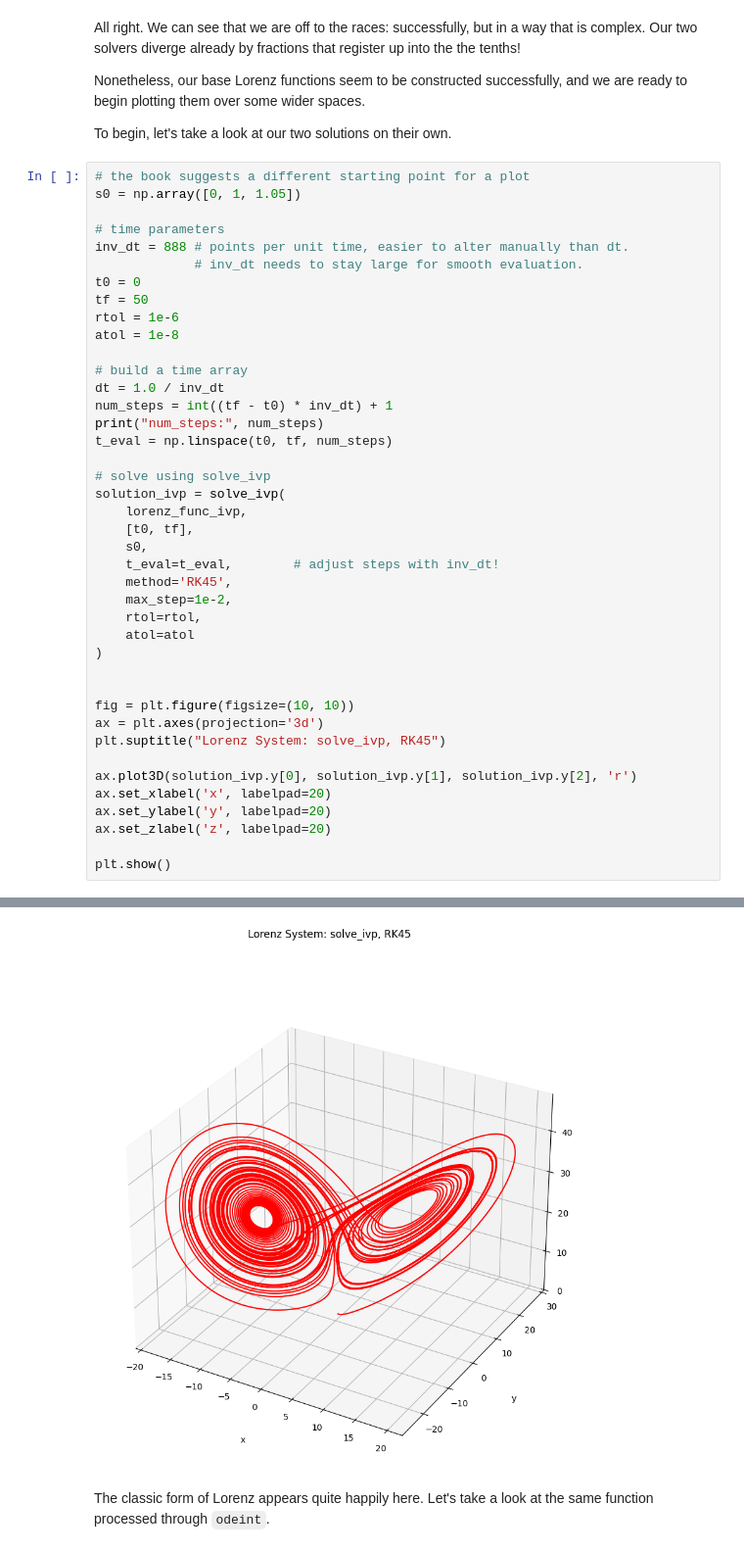
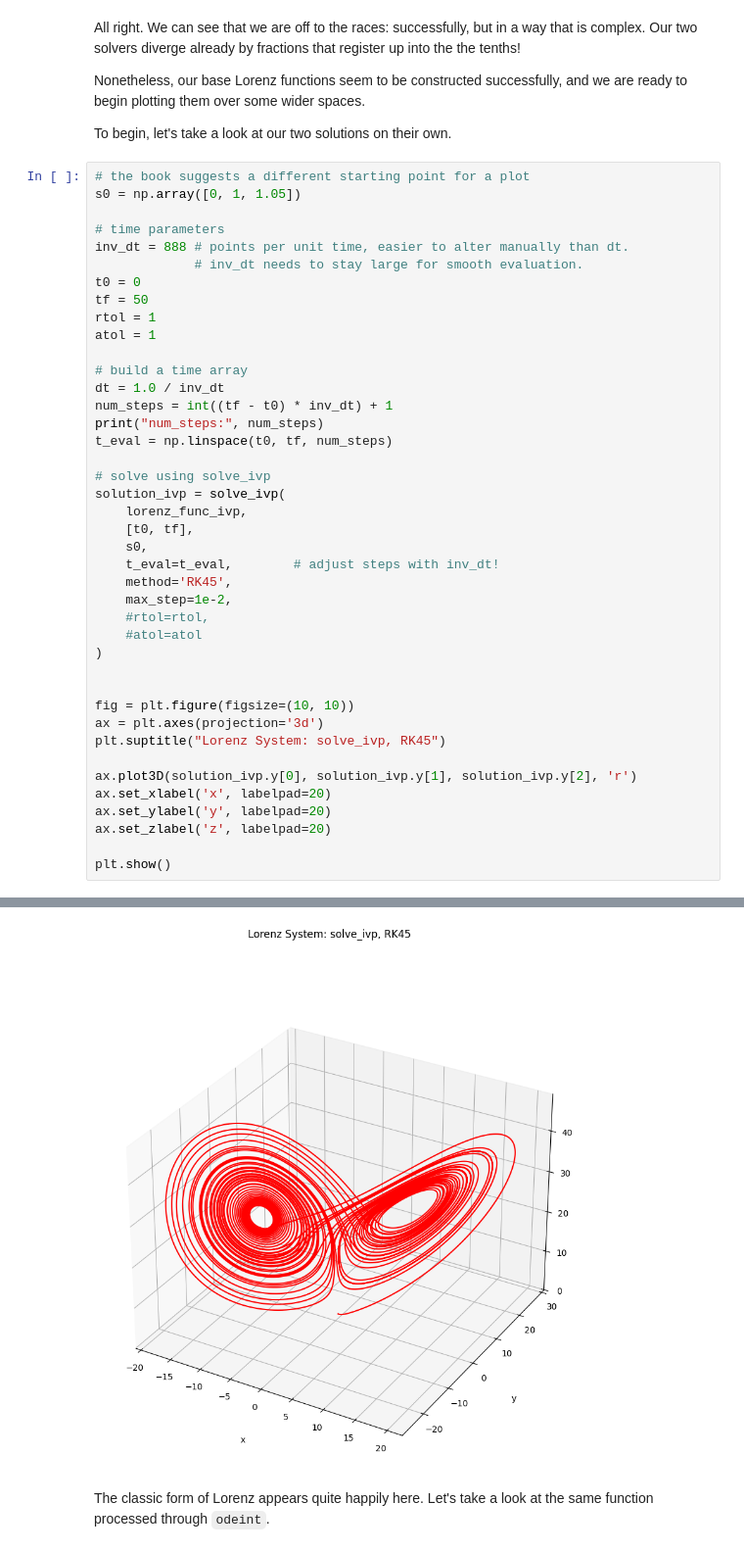
Before and after one commit to peterdresslar/scipy-differential, a Jupyter notebook: Page2.ipynb, the cells around one changed output, grey strips where cells are left out. Shown at 98% size. Cells and saved outputs as stored; diff of their text form.

```diff
--- a/Page2.ipynb
+++ b/Page2.ipynb
@@ -116,41 +116,41 @@ inv_dt = 888 # points per unit time, easier to alter manually than dt.
              # inv_dt needs to stay large for smooth evaluation.
 t0 = 0
 tf = 50
-rtol = 1e-6
-atol = 1e-8
+rtol = 1
+atol = 1
 
 # build a time array
 dt = 1.0 / inv_dt
 num_steps = int((tf - t0) * inv_dt) + 1
 print("num_steps:", num_steps)
 t_eval = np.linspace(t0, tf, num_steps)
 
 # solve using solve_ivp
 solution_ivp = solve_ivp(
     lorenz_func_ivp,
     [t0, tf],
     s0,
     t_eval=t_eval,        # adjust steps with inv_dt!
     method='RK45',
     max_step=1e-2,
-    rtol=rtol,
-    atol=atol
+    #rtol=rtol,
+    #atol=atol
 )
 
 
 fig = plt.figure(figsize=(10, 10))
 ax = plt.axes(projection='3d')
 plt.suptitle("Lorenz System: solve_ivp, RK45")
 
 ax.plot3D(solution_ivp.y[0], solution_ivp.y[1], solution_ivp.y[2], 'r')
 ax.set_xlabel('x', labelpad=20)
 ax.set_ylabel('y', labelpad=20)
 ax.set_zlabel('z', labelpad=20)
 
 plt.show()
 # %% [output]
 num_steps: 44401
-[figure, old version]
+[figure, new version]
 # %% [markdown]
 The classic form of Lorenz appears quite happily here. Let's take a look at the same function processed through `odeint`.
 # %%
```
Also changed, not shown: parts of 2 cells of this notebook.
